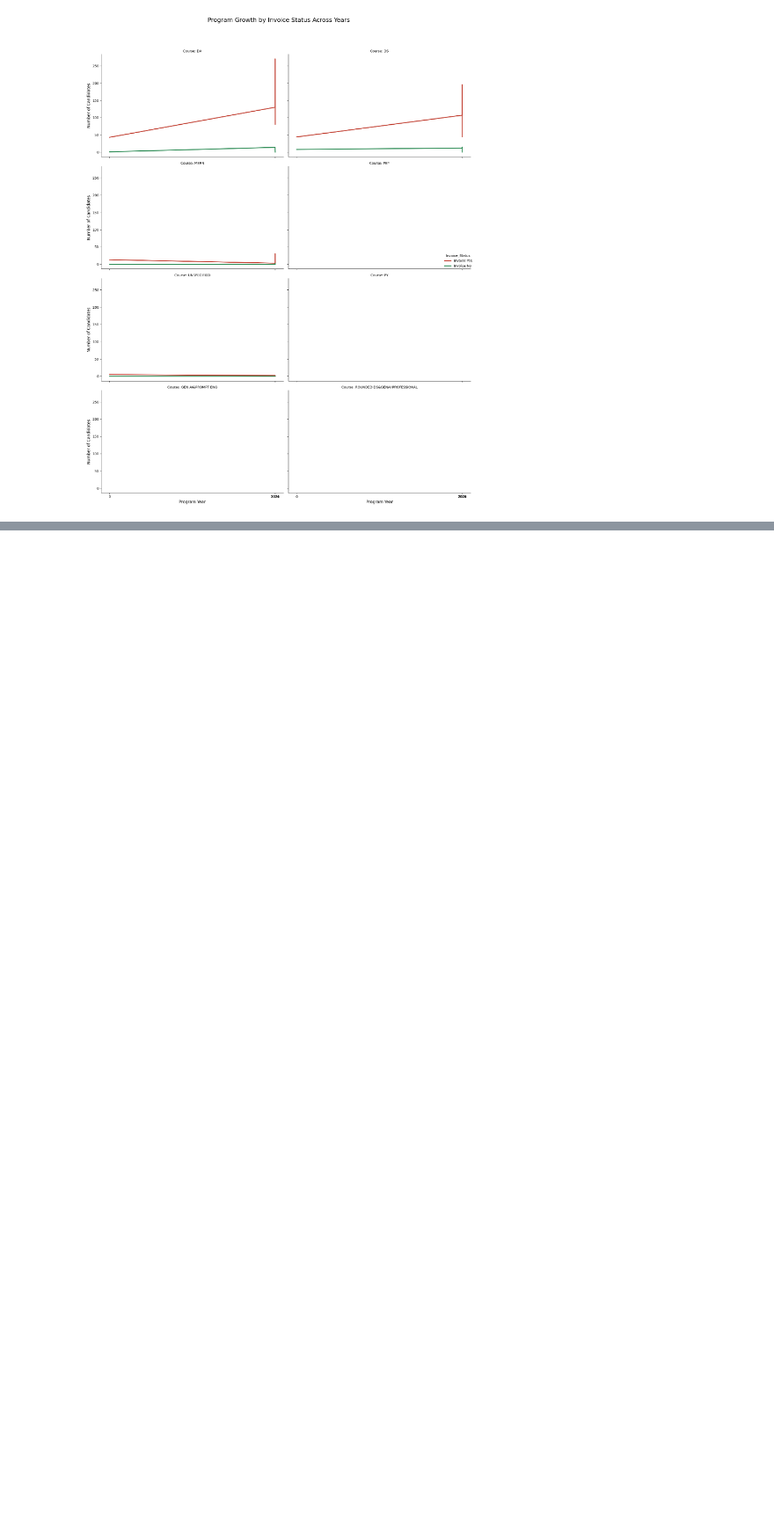
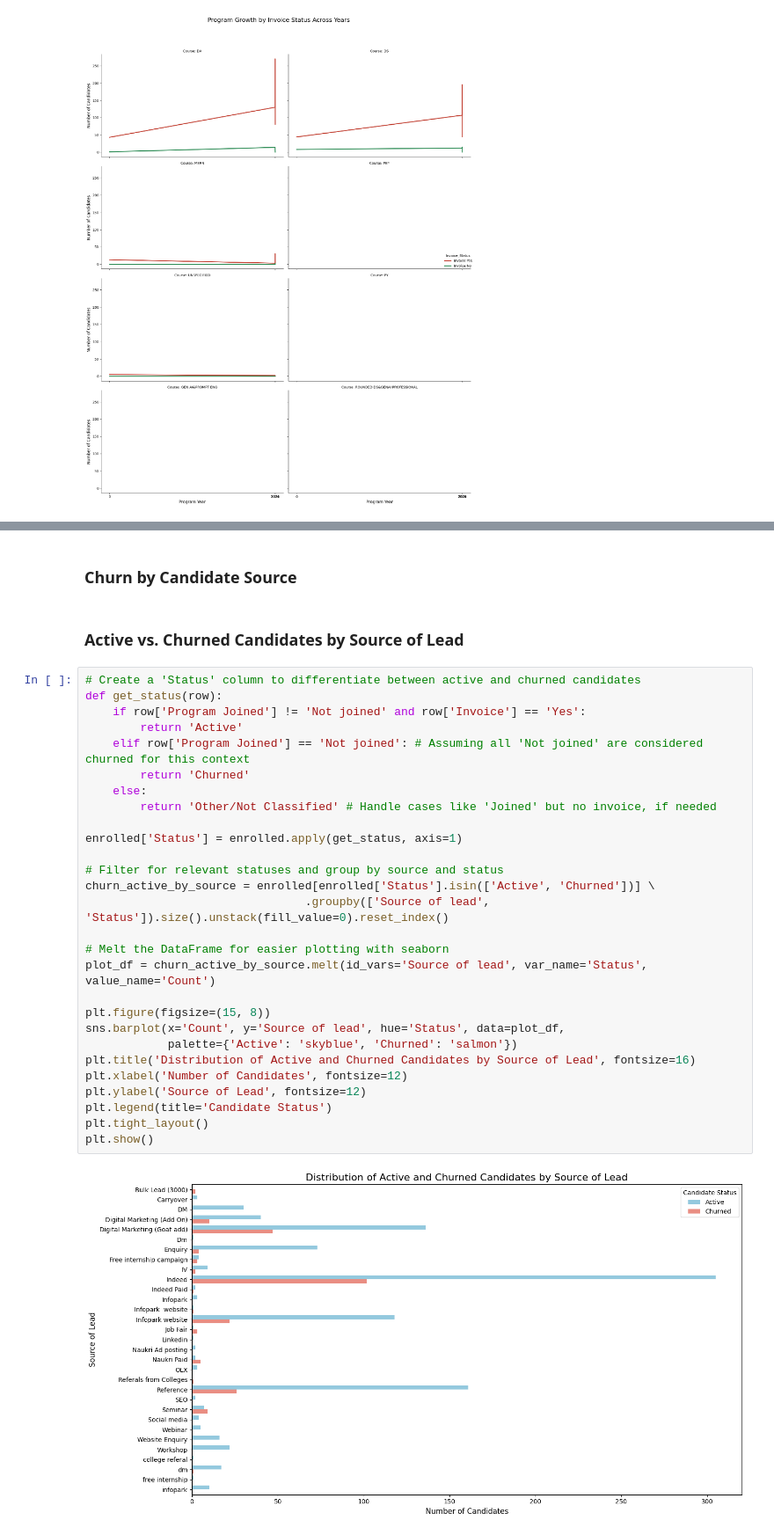
Before and after one commit to eldhosekroy/churn_prediction, a Jupyter notebook: Churn_data.ipynb, the cells around one changed output, grey strips where cells are left out. Shown at 88% size. Cells and saved outputs as stored; diff of their text form; blank space fills up the shorter version.

```diff
--- a/Churn_data.ipynb
+++ b/Churn_data.ipynb
@@ -1429,0 +1415,34 @@ plt.show()
+# %% [markdown]
+### **Churn by Candidate Source**
+# %% [markdown]
+### **Active vs. Churned Candidates by Source of Lead**
+# %%
+# Create a 'Status' column to differentiate between active and churned candidates
+def get_status(row):
+    if row['Program Joined'] != 'Not joined' and row['Invoice'] == 'Yes':
+        return 'Active'
+    elif row['Program Joined'] == 'Not joined': # Assuming all 'Not joined' are considered churned for this context
+        return 'Churned'
+    else:
+        return 'Other/Not Classified' # Handle cases like 'Joined' but no invoice, if needed
+
+enrolled['Status'] = enrolled.apply(get_status, axis=1)
+
+# Filter for relevant statuses and group by source and status
+churn_active_by_source = enrolled[enrolled['Status'].isin(['Active', 'Churned'])] \
+                                .groupby(['Source of lead', 'Status']).size().unstack(fill_value=0).reset_index()
+
+# Melt the DataFrame for easier plotting with seaborn
+plot_df = churn_active_by_source.melt(id_vars='Source of lead', var_name='Status', value_name='Count')
+
+plt.figure(figsize=(15, 8))
+sns.barplot(x='Count', y='Source of lead', hue='Status', data=plot_df,
+            palette={'Active': 'skyblue', 'Churned': 'salmon'})
+plt.title('Distribution of Active and Churned Candidates by Source of Lead', fontsize=16)
+plt.xlabel('Number of Candidates', fontsize=12)
+plt.ylabel('Source of Lead', fontsize=12)
+plt.legend(title='Candidate Status')
+plt.tight_layout()
+plt.show()
+# %% [output]
+[figure, added]
```
Also changed, not shown: parts of 15 cells of this notebook.
